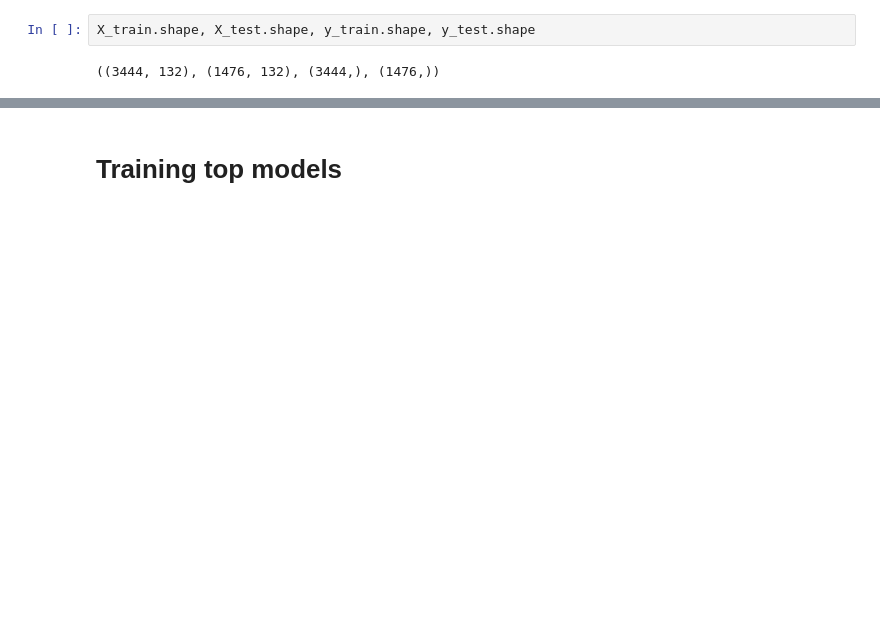
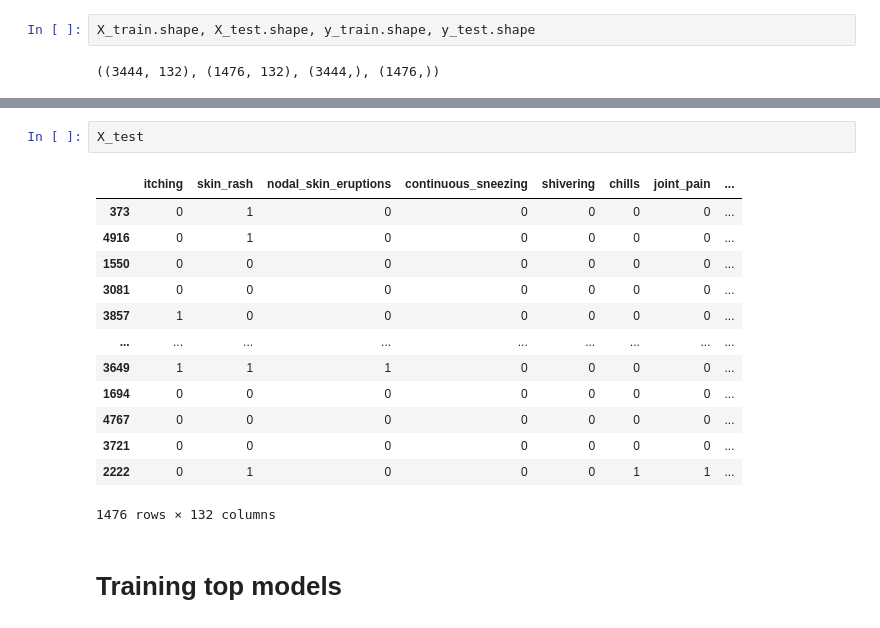
Before and after one commit to brendan1928/Project-4-Team-8, a Jupyter notebook: HealthCareML_Code_Roshni.ipynb, the cells around one changed output, grey strips where cells are left out. Cells and saved outputs as stored; diff of their text form; blank space fills up the shorter version.

```diff
--- a/HealthCareML_Code_Roshni.ipynb
+++ b/HealthCareML_Code_Roshni.ipynb
@@ -105,3 +193,19 @@ X_train.shape, X_test.shape, y_train.shape, y_test.shape
+# %%
+X_test
+# %% [output]
+|  | itching | skin_rash | nodal_skin_eruptions | continuous_sneezing | shivering | chills | joint_pain | ... |
+| 373 | 0 | 1 | 0 | 0 | 0 | 0 | 0 | ... |
+| 4916 | 0 | 1 | 0 | 0 | 0 | 0 | 0 | ... |
+| 1550 | 0 | 0 | 0 | 0 | 0 | 0 | 0 | ... |
+| 3081 | 0 | 0 | 0 | 0 | 0 | 0 | 0 | ... |
+| 3857 | 1 | 0 | 0 | 0 | 0 | 0 | 0 | ... |
+| ... | ... | ... | ... | ... | ... | ... | ... | ... |
+| 3649 | 1 | 1 | 1 | 0 | 0 | 0 | 0 | ... |
+| 1694 | 0 | 0 | 0 | 0 | 0 | 0 | 0 | ... |
+| 4767 | 0 | 0 | 0 | 0 | 0 | 0 | 0 | ... |
+| 3721 | 0 | 0 | 0 | 0 | 0 | 0 | 0 | ... |
+| 2222 | 0 | 1 | 0 | 0 | 0 | 1 | 1 | ... |
+1476 rows × 132 columns
 # %% [markdown]
 # Training top models
 # %%
```
Also changed, not shown: parts of 22 cells of this notebook, 29 other files.
